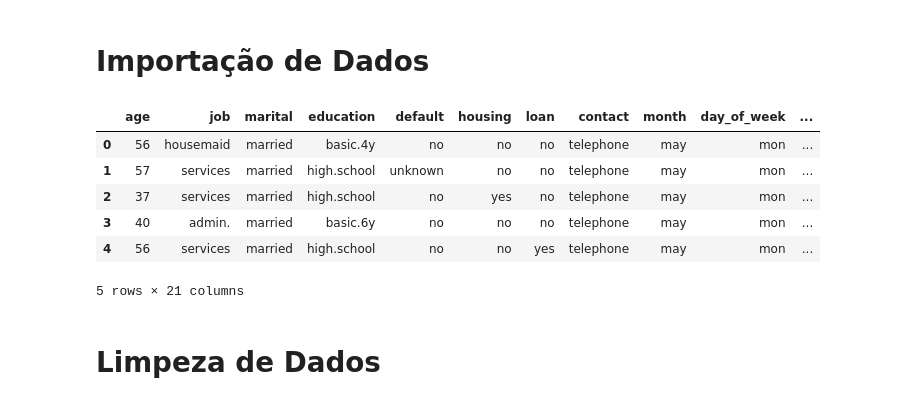
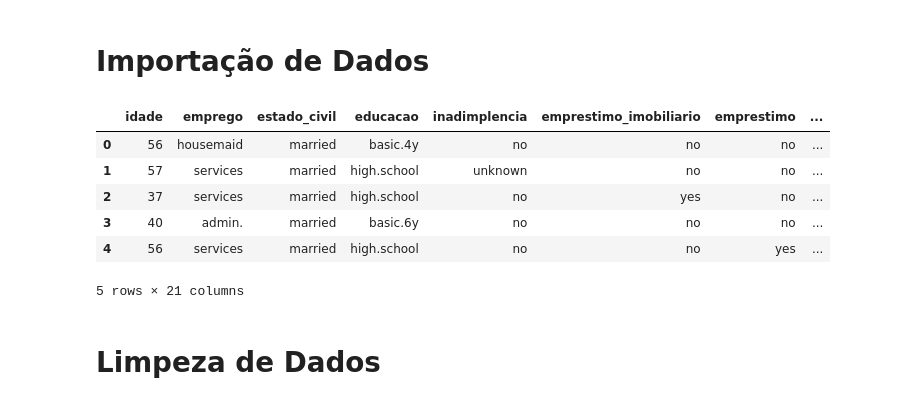
Before and after one commit to bruno-marcelino10/projeto-icd-ufmg, a Jupyter notebook: notebook/EDA.ipynb, the cells around one changed output. Saved outputs shown, nothing was run; the diff lists cells and outputs as text; code cells hidden in the pictures.

```diff
--- a/notebook/EDA.ipynb
+++ b/notebook/EDA.ipynb
@@ -71,21 +71,41 @@ import pandas as pd
 import seaborn as sns
 import matplotlib.pyplot as plt
 import plotly.express as px
-# %%
-dados = pd.read_csv("../dados/bank-additional-full.csv", sep=";")
-
-dados = dados.rename(columns={
-    "antigo":"novo"
-})
-dados.head()
-# %% [output]
-|  | age | job | marital | education | default | housing | loan | contact | month | day_of_week | ... |
-| 0 | 56 | housemaid | married | basic.4y | no | no | no | telephone | may | mon | ... |
-| 1 | 57 | services | married | high.school | unknown | no | no | telephone | may | mon | ... |
-| 2 | 37 | services | married | high.school | no | yes | no | telephone | may | mon | ... |
-| 3 | 40 | admin. | married | basic.6y | no | no | no | telephone | may | mon | ... |
-| 4 | 56 | services | married | high.school | no | no | yes | telephone | may | mon | ... |
-5 rows × 21 columns
+# %%
+dados = pd.read_csv("../dados/bank-additional-full.csv", sep=";")
+
+dados = dados.rename(columns={
+    "age":"idade",
+    "job":"emprego",
+    "marital":"estado_civil",
+    "education":"educacao",
+    "default":"inadimplencia",
+    "housing":"emprestimo_imobiliario",
+    "loan":"emprestimo",
+    "contact":"forma_contato",
+    "month":"mes_contato",
+    "day_of_week":"dia_contato",
+    "duration":"duracao_contato",
+    "campaign":"num_contatos",
+    "pdays":"dias_ultimo_contato",
+    "previous":"contatos_anteriores",
+    "poutcome":"resultado_anterior",
+    "emp.var.rate":"indice_desemprego",
+    "cons.price.idx":"CPI",
+    "cons.conf.idx":"CCI",
+    "euribor3m":"Euribor",
+    "nr.employed":"num_empregados",
+    "y":"resultado"
+})
+dados.head()
+# %% [output]
+|  | idade | emprego | estado_civil | educacao | inadimplencia | emprestimo_imobiliario | emprestimo | ... |
+| 0 | 56 | housemaid | married | basic.4y | no | no | no | ... |
+| 1 | 57 | services | married | high.school | unknown | no | no | ... |
+| 2 | 37 | services | married | high.school | no | yes | no | ... |
+| 3 | 40 | admin. | married | basic.6y | no | no | no | ... |
+| 4 | 56 | services | married | high.school | no | no | yes | ... |
+5 rows × 21 columns
 # %% [markdown]
 # Limpeza de Dados
 # %% [markdown]
```
Also changed, not shown: parts of 14 cells of this notebook.
